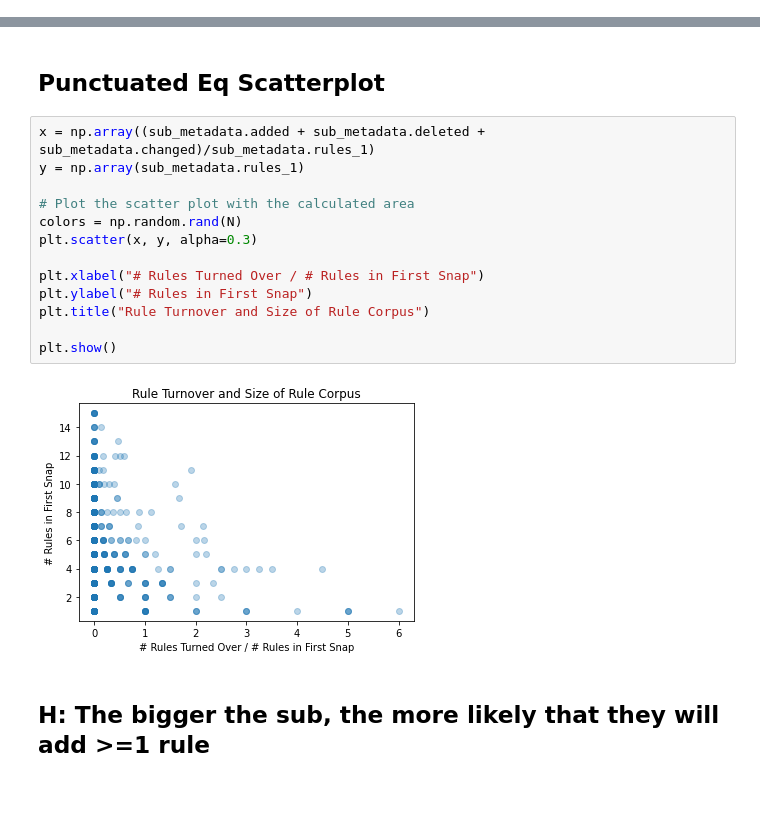
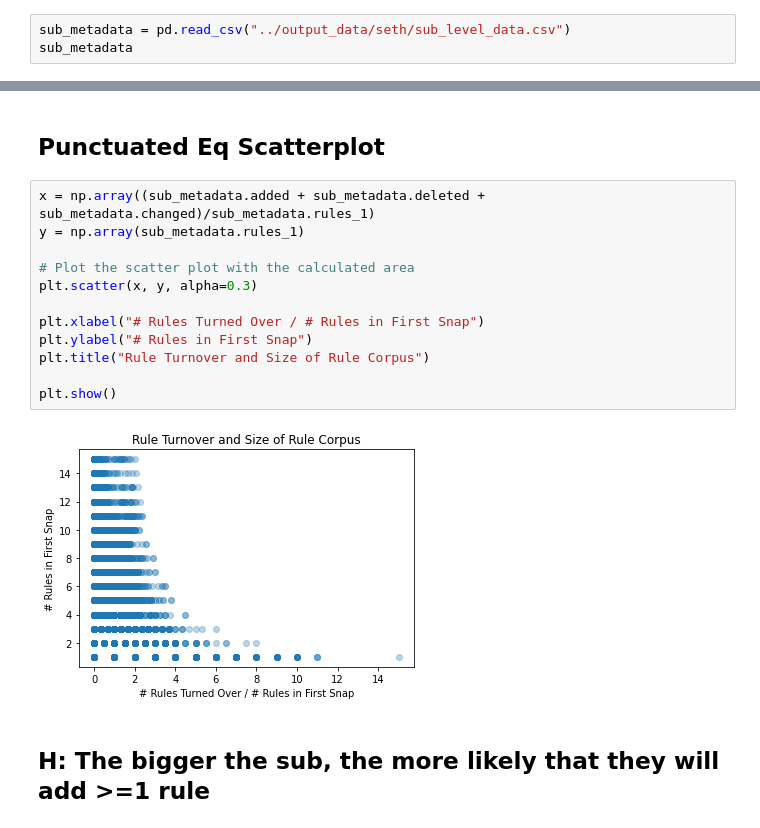
Before and after one commit to nammyk789/reddit-rule-change, a Jupyter notebook: jupyter notebooks/looking_at_seth_data.ipynb, the cells around one changed output, grey strips where cells are left out. Saved outputs shown, nothing was run; the diff lists cells and outputs as text; blank space fills up the shorter version.

```diff
--- a/jupyter notebooks/looking_at_seth_data.ipynb
+++ b/jupyter notebooks/looking_at_seth_data.ipynb
@@ -78,0 +56,3 @@ sub_metadata
+# %%
+sub_metadata = pd.read_csv("../output_data/seth/sub_level_data.csv")
+sub_metadata
@@ -83,18 +77,17 @@ sub_metadata
 # %%
 x = np.array((sub_metadata.added + sub_metadata.deleted + sub_metadata.changed)/sub_metadata.rules_1)
 y = np.array(sub_metadata.rules_1)
 
 # Plot the scatter plot with the calculated area
-colors = np.random.rand(N)
 plt.scatter(x, y, alpha=0.3)
 
 plt.xlabel("# Rules Turned Over / # Rules in First Snap")
 plt.ylabel("# Rules in First Snap")
 plt.title("Rule Turnover and Size of Rule Corpus")
 
 plt.show()
 # %% [output]
-[figure, old version]
+[figure, new version]
 # %% [markdown]
 ## H: The bigger the sub, the more likely that they will add >=1 rule
 # %%
```
Also changed, not shown: parts of 17 cells of this notebook, 7 other files.
